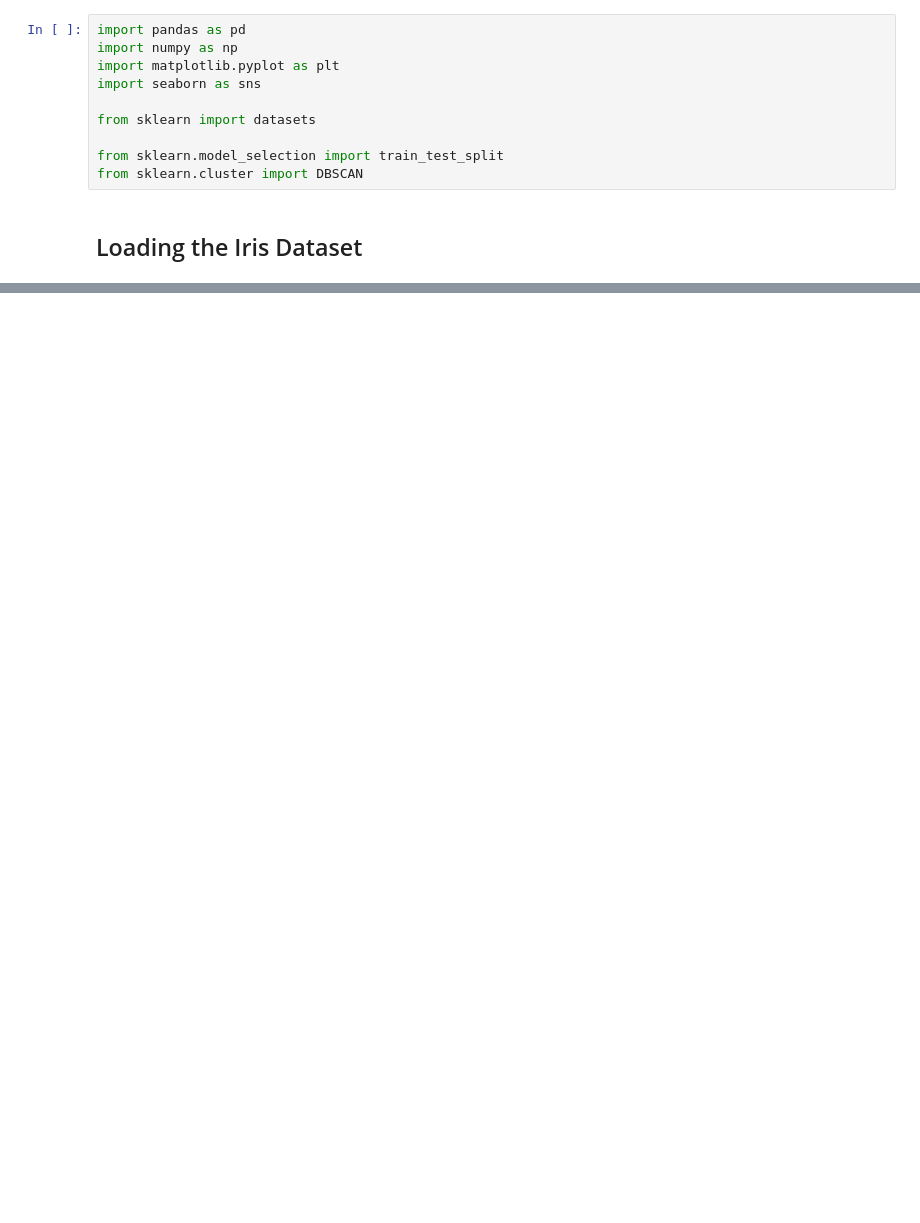
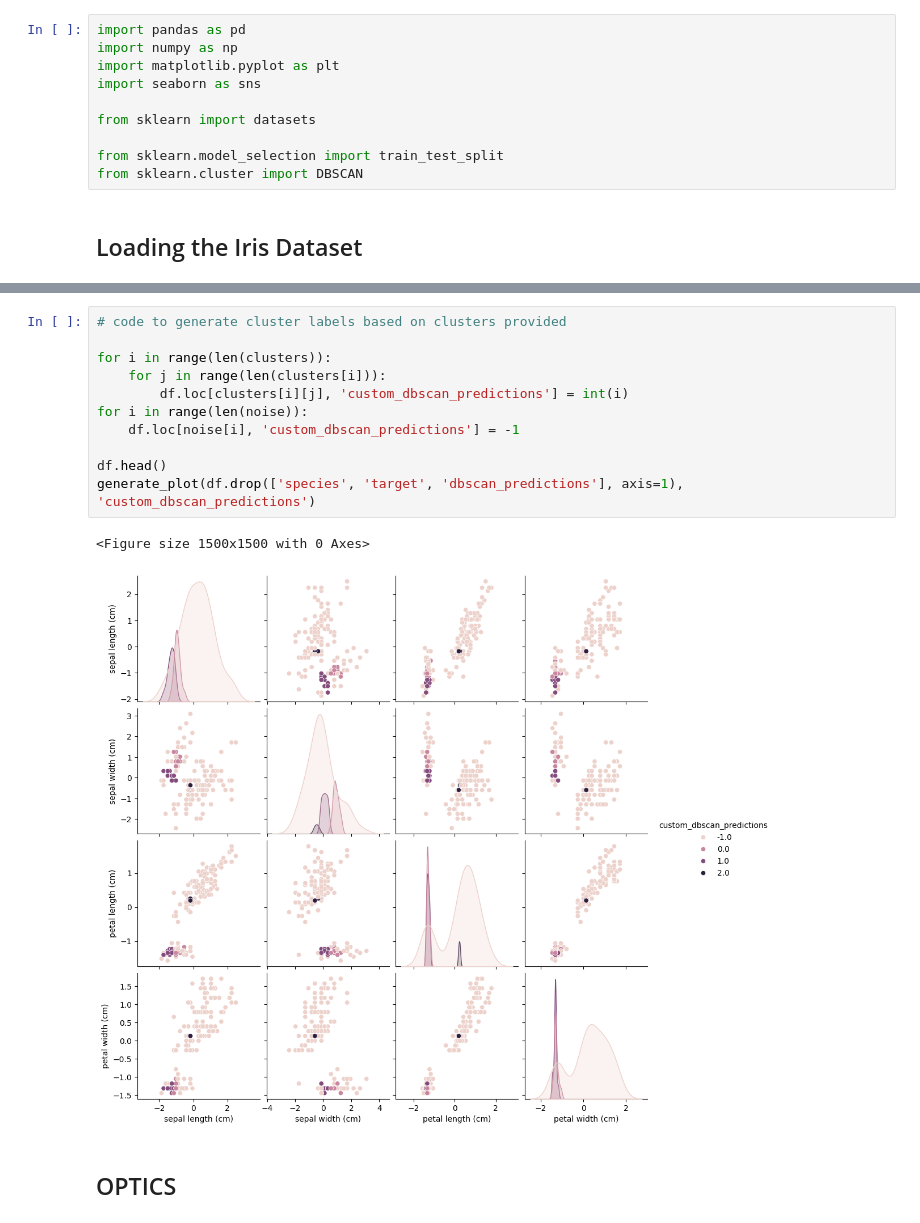
Before and after one commit to mirchandani-mohnish/ClusterMetrics, a Jupyter notebook: DBSCAN.ipynb, the cells around one changed output, grey strips where cells are left out. Drawn from its saved outputs; the diff is of its cells as text; blank space fills up the shorter version.

```diff
--- a/DBSCAN.ipynb
+++ b/DBSCAN.ipynb
@@ -90,0 +167,16 @@ UnboundLocalError: cannot access local variable 'colors' where it is not associa
+# %%
+# code to generate cluster labels based on clusters provided
+
+for i in range(len(clusters)):
+    for j in range(len(clusters[i])):
+        df.loc[clusters[i][j], 'custom_dbscan_predictions'] = int(i)
+for i in range(len(noise)):
+    df.loc[noise[i], 'custom_dbscan_predictions'] = -1
+
+df.head()
+generate_plot(df.drop(['species', 'target', 'dbscan_predictions'], axis=1), 'custom_dbscan_predictions')
+# %% [output]
+<Figure size 1500x1500 with 0 Axes>
+[figure, added]
+# %% [markdown]
+## OPTICS
```
Also changed, not shown: parts of 13 cells of this notebook.
